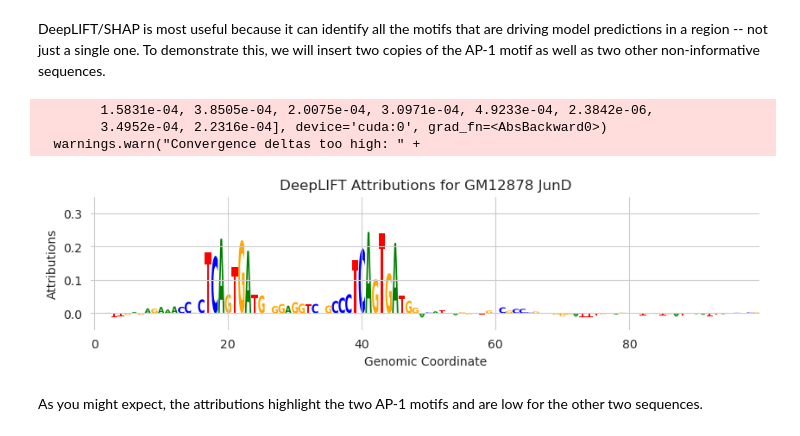
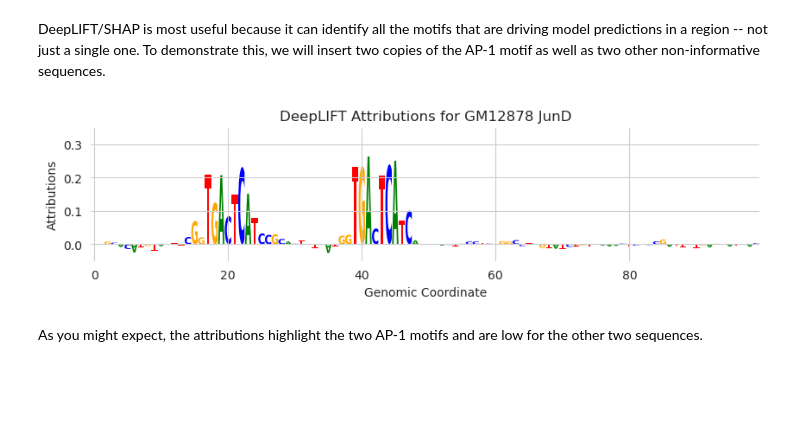
Before and after one commit to jmschrei/tangermeme, a Jupyter notebook: docs/tutorials/Tutorial_A3_Deep_LIFT_SHAP.ipynb, the cells around one changed output. Drawn from its saved outputs; the diff is of its cells as text; code cells hidden in the pictures; blank space fills up the shorter version.

```diff
--- a/docs/tutorials/Tutorial_A3_Deep_LIFT_SHAP.ipynb
+++ b/docs/tutorials/Tutorial_A3_Deep_LIFT_SHAP.ipynb
@@ -105,24 +105,21 @@ DeepLIFT/SHAP is most useful because it can identify all the motifs that are dri
 # %%
 from tangermeme.ersatz import multisubstitute
 
 X = random_one_hot((1, 4, 2000)).type(torch.float32)
-X = multisubstitute(X, ["CTCAGTGATG", "CTCAGTGATG", "GGTGTC", "AAGTGTGG"], [12, 8, 15])
+X = multisubstitute(X, ["GTGACTCATC", "GTGACTCATC", "CCTCTG", "AACTCTCC"], [12, 8, 15])
 X_attr = deep_lift_shap(model, X, target=267, random_state=0)
 
 plt.figure(figsize=(10, 2))
 ax = plt.subplot(111)
 plot_logo(X_attr[0, :, 950:1050], ax=ax)
 
 plt.xlabel("Genomic Coordinate")
 plt.ylabel("Attributions")
 plt.title("DeepLIFT Attributions for GM12878 JunD")
 plt.ylim(-0.05, 0.35)
 plt.show()
 # %% [output]
-        1.5831e-04, 3.8505e-04, 2.0075e-04, 3.0971e-04, 4.9233e-04, 2.3842e-06,
-        3.4952e-04, 2.2316e-04], device='cuda:0', grad_fn=<AbsBackward0>)
-  warnings.warn("Convergence deltas too high: " +
-[figure, old version]
+[figure, new version]
 # %% [markdown]
 As you might expect, the attributions highlight the two AP-1 motifs and are low for the other two sequences.
 # %% [markdown]
```
Also changed, not shown: parts of 16 cells of this notebook, 12 other files.
